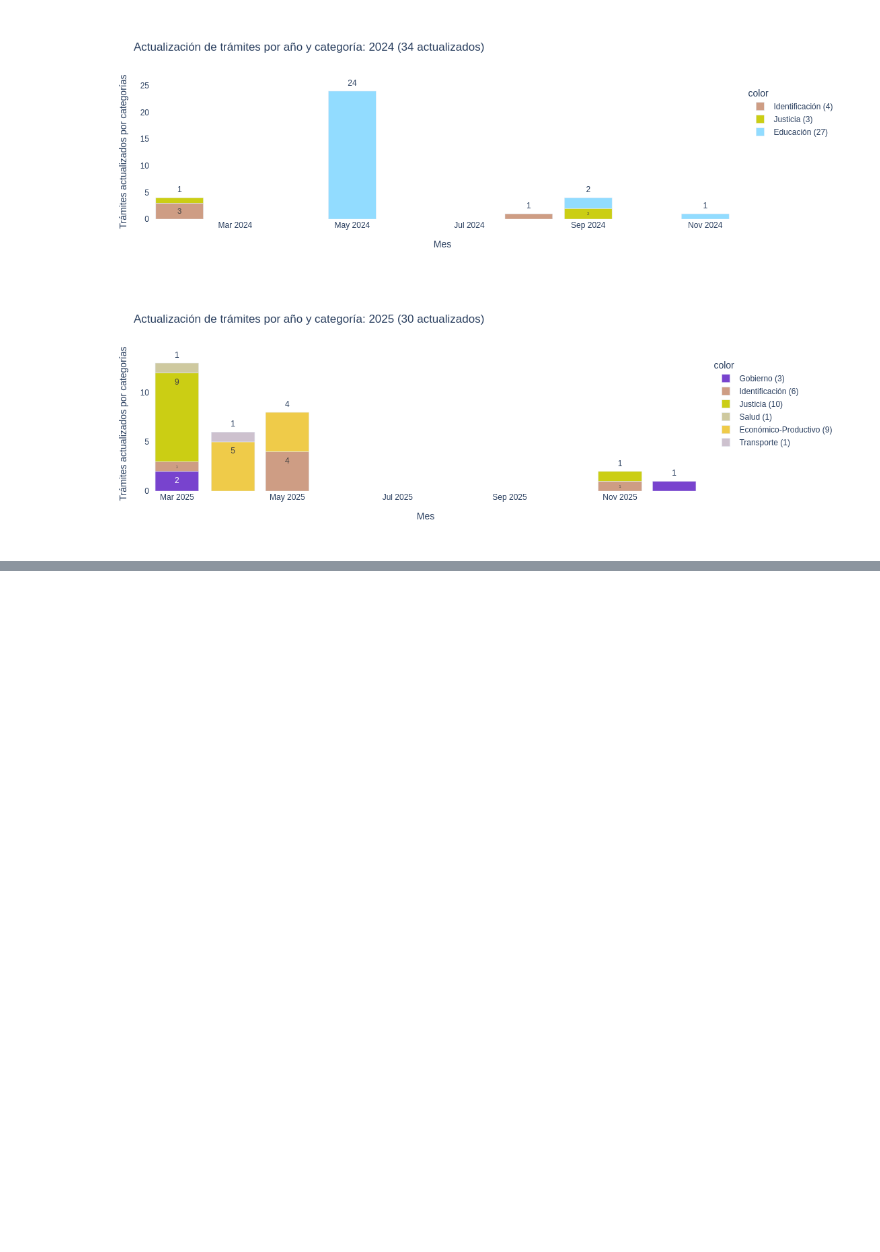
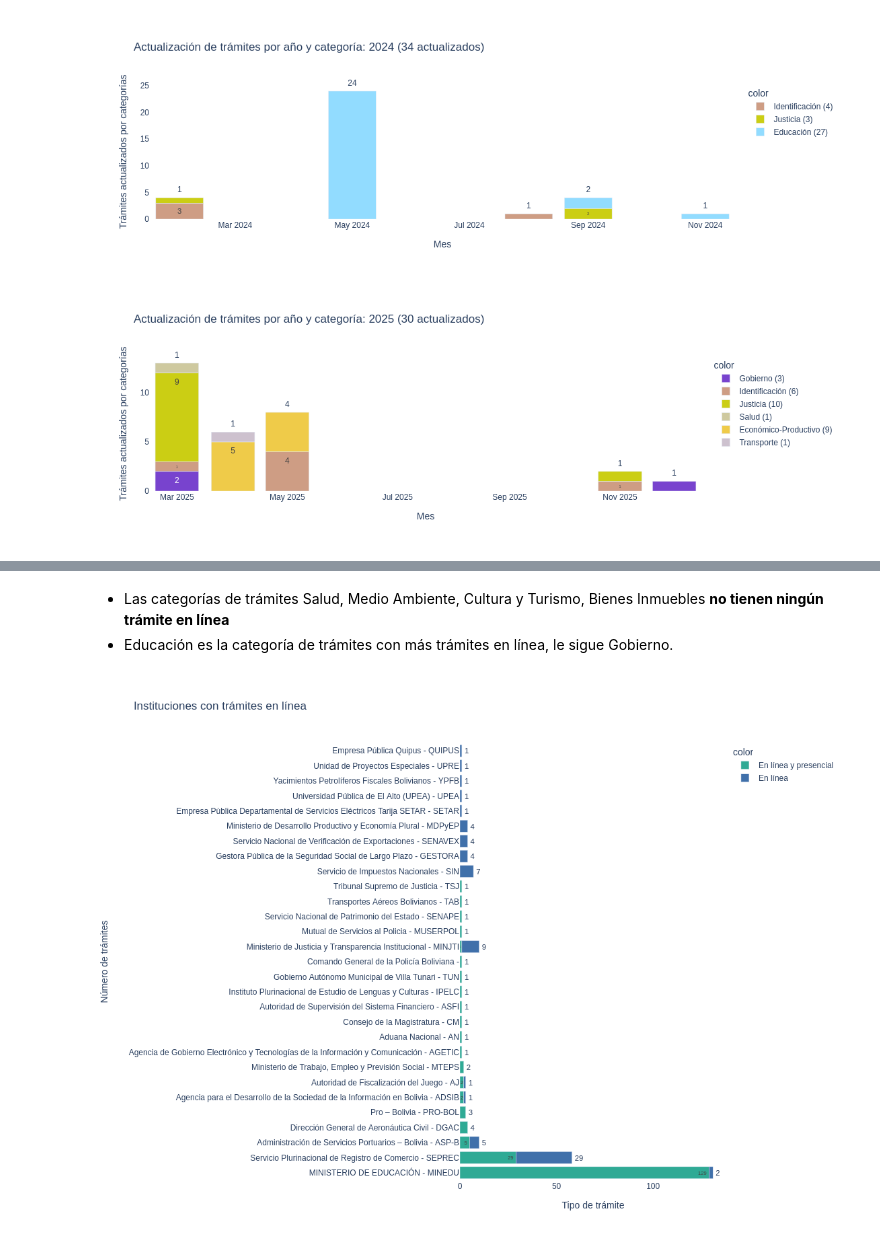
Before and after one commit to strymsg/gob.bo, a Jupyter notebook: notebooks/análisis1.ipynb, the cells around one changed output, grey strips where cells are left out. Cells and saved outputs as stored; diff of their text form; code cells hidden in the pictures; blank space fills up the shorter version.

```diff
--- a/notebooks/análisis1.ipynb
+++ b/notebooks/análisis1.ipynb
@@ -533,0 +625,21 @@ barchart_vertical(_df['año-mes_update'], _df['tramites_actualizados_categoria']
+# %% [markdown]
+- Las categorías de trámites Salud, Medio Ambiente, Cultura y Turismo, Bienes Inmuebles **no tienen ningún trámite en línea**
+- Educación es la categoría de trámites con más trámites en línea, le sigue Gobierno.
+# %%
+_df = df[(df['tipo_tramite']=='En línea') | (df['tipo_tramite']=='En línea y presencial')].\
+    groupby(['tipo_tramite', 'institucion']).size().reset_index(name='tramites_institucion').\
+    sort_values(ascending=False, by='tramites_institucion')
+
+n_samples = int(len(serie)*0.18) # solo una porcion
+barchart_horizontal(_df['institucion'] , _df['tramites_institucion'],
+                  color=_df['tipo_tramite'],
+                  title=f'Instituciones con trámites en línea',
+                  y_title='Número de trámites', x_title='Tipo de trámite',
+                  showlegend=True,
+                  color_map={'En línea': '#4070aa', 'En línea y presencial': '#2faa95', 'Presencial': '#aa927a'},
+                  template='plotly',
+                  height=830,
+                  name_for_jinja2_template='g8'
+                )
+# %% [output]
+[figure, added]
```
Also changed, not shown: parts of 20 cells of this notebook, 3 other files.
